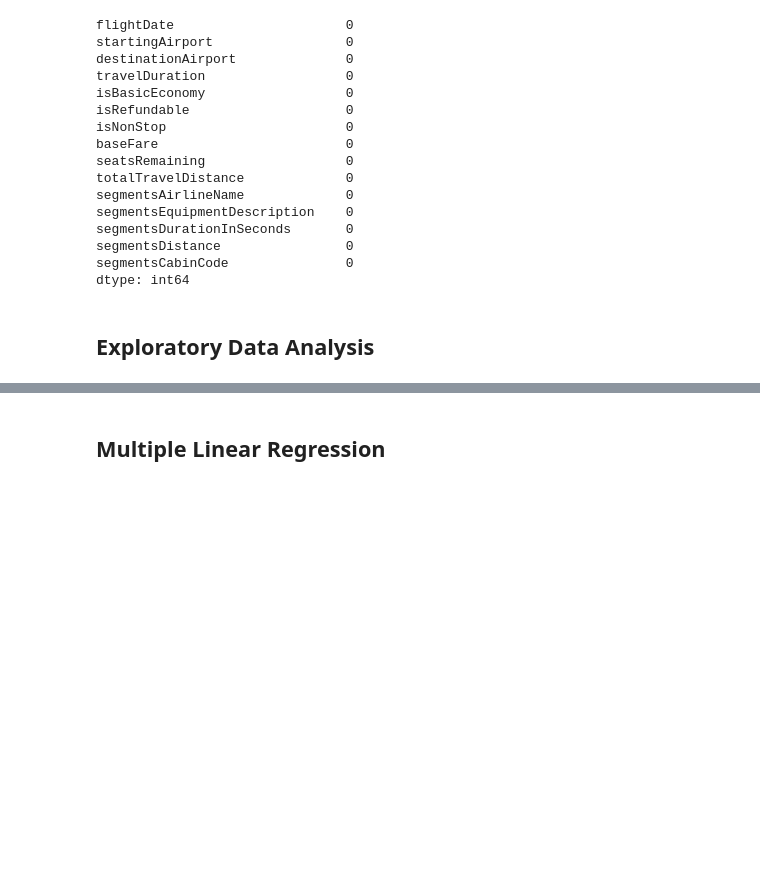
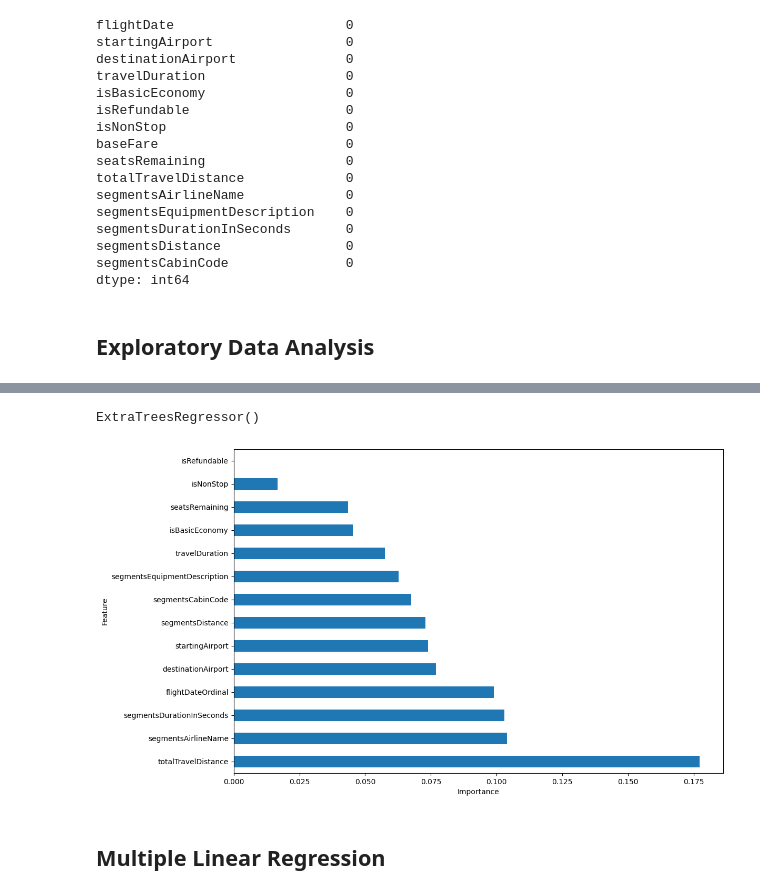
Before and after one commit to Reaper7861/Flight-Prediction-System, a Jupyter notebook: Flight Prediction.ipynb, the cells around one changed output, grey strips where cells are left out. Drawn from its saved outputs; the diff is of its cells as text; code cells hidden in the pictures; blank space fills up the shorter version.

```diff
--- a/Flight Prediction.ipynb
+++ b/Flight Prediction.ipynb
@@ -132,3 +171,20 @@ flight_data_cleaned = pd.read_csv("flight_data_preprocessed.csv.zip")
+# %%
+X = label.drop(columns = ['baseFare'])
+y = label['baseFare']
+
+model = ExtraTreesRegressor()
+model.fit(X, y)
+# %% [output]
+ExtraTreesRegressor()
+# %%
+plt.figure(figsize = (12, 8))
+feature_importance = pd.Series(model.feature_importances_, index = X.columns)
+feature_importance.nlargest(15).plot(kind = 'barh')
+plt.xlabel("Importance")
+plt.ylabel("Features")
+plt.show()
+# %% [output]
+[figure, added]
 # %% [markdown]
 ## Multiple Linear Regression
 # %% [markdown]
```
Also changed, not shown: parts of 6 cells of this notebook, 1 other file.
